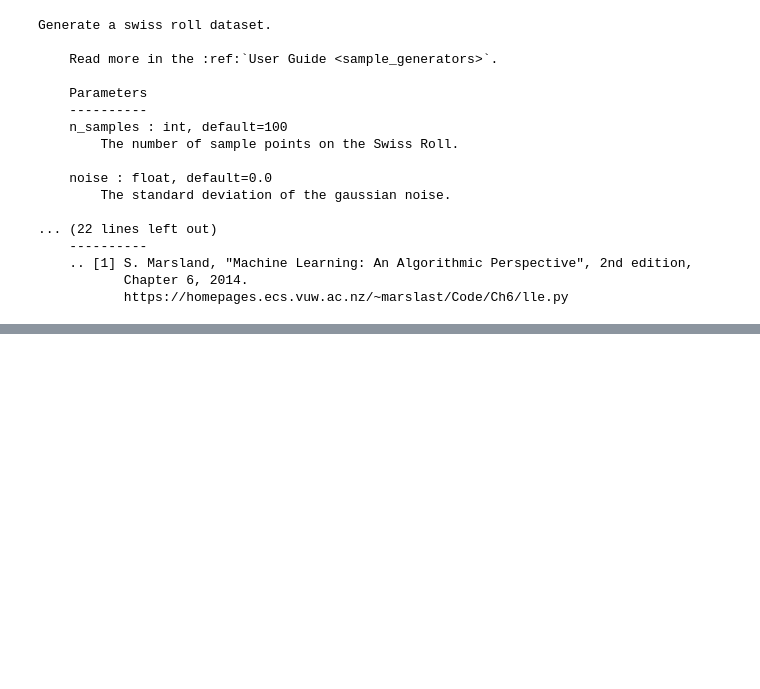
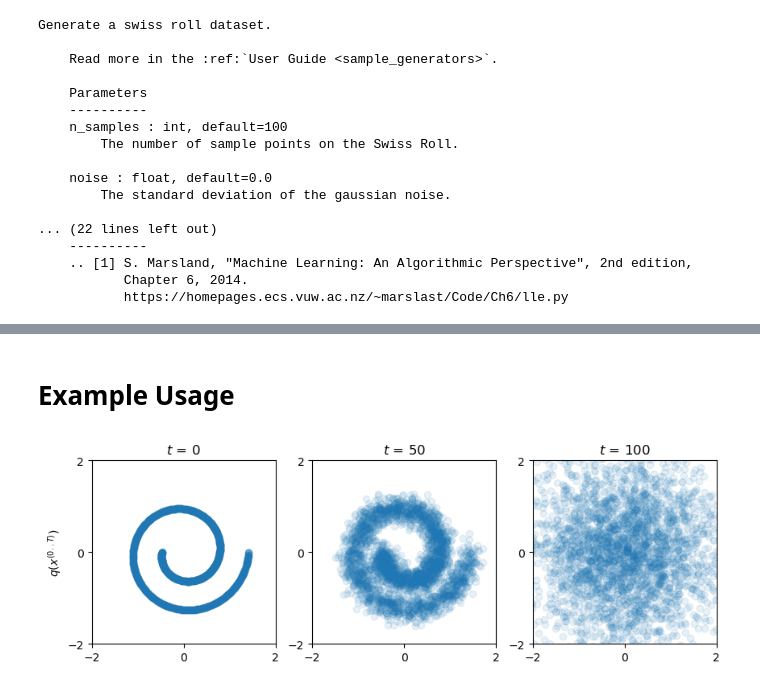
Before and after one commit to eschafir/diffusion-models-impl, a Jupyter notebook: forward_process.ipynb, the cells around one changed output, grey strips where cells are left out. Drawn from its saved outputs; the diff is of its cells as text; code cells hidden in the pictures; blank space fills up the shorter version.

```diff
--- a/forward_process.ipynb
+++ b/forward_process.ipynb
@@ -69,0 +91,20 @@ plt.ylim(-4, 4)
+# %%
+class Diffusion():
+
+    def __init__(self, T):
+        self.T = T
+        self.betas = torch.sigmoid(torch.linspace(-18, 10, T)) * (3e-1 - 1e-5) + 1e-5
+        self.alphas = 1 - self.betas
+        self.alphas_cumprod = torch.cumprod(self.alphas, 0)
+
+    def forward(self, x0, t):
+
+        assert t > 0 and t <= self.T, "t must be in the range [1, T]"
+
+        t = t-1
+
+        mu = torch.sqrt(self.alphas_cumprod[t]) * x0
+        epsilon = torch.randn_like(x0)
+        std = torch.sqrt(1 - self.alphas_cumprod[t])
+
+        return mu + std * epsilon
@@ -69,0 +165,11 @@ plt.ylim(-4, 4)
+# %% [markdown]
+# Example Usage
+# %%
+T = 100
+model = Diffusion(T)
+# xt = model.forward(x0, 20)
+# visualize_xt(xt)
+visualize_comparison(model, x0, 50, T)
+# visualize_diffusion_process(model, x0, "./diffusion.gif", steps=T)
+# %% [output]
+[figure, added]
```
Also changed, not shown: parts of 16 cells of this notebook, 2 other files.
